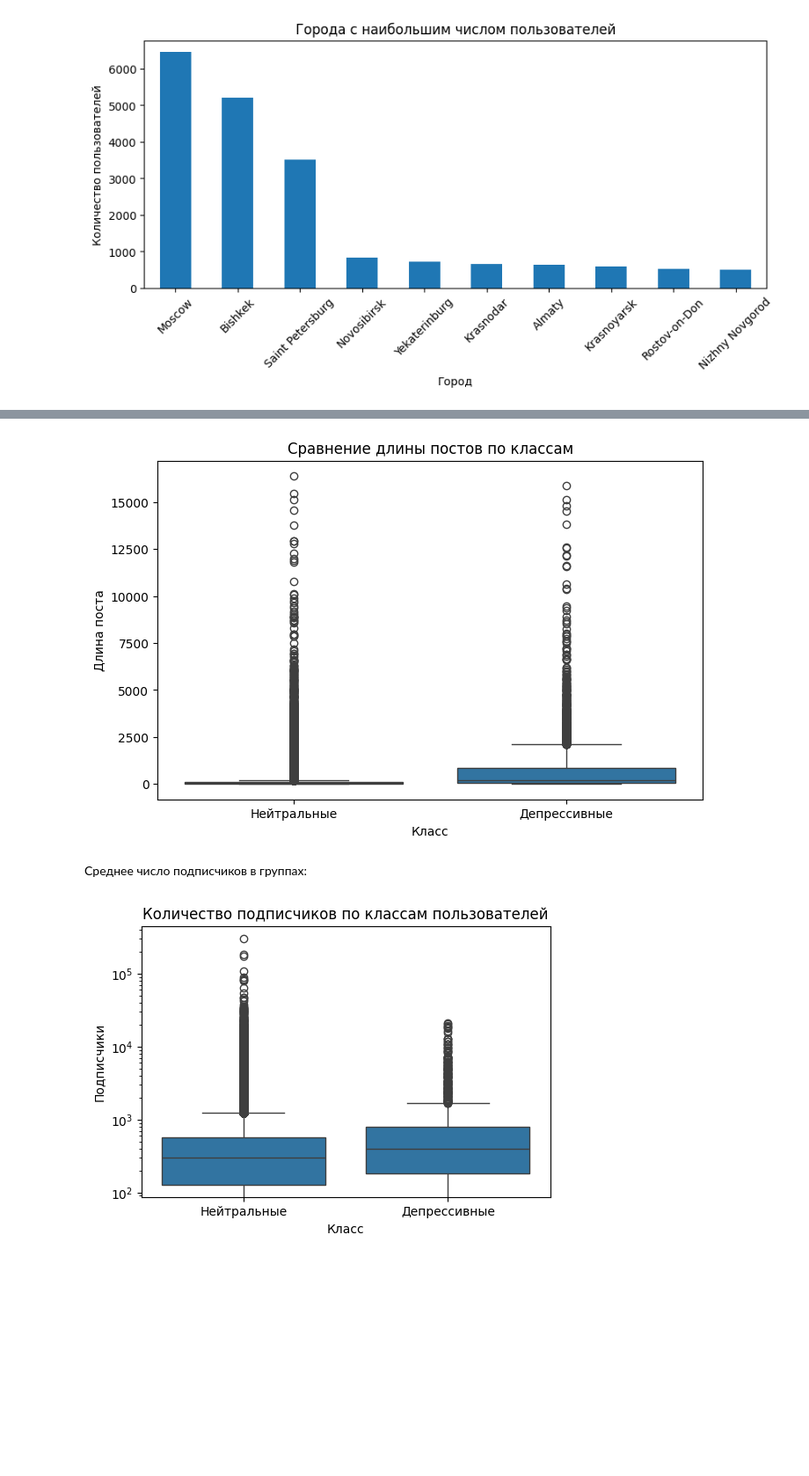
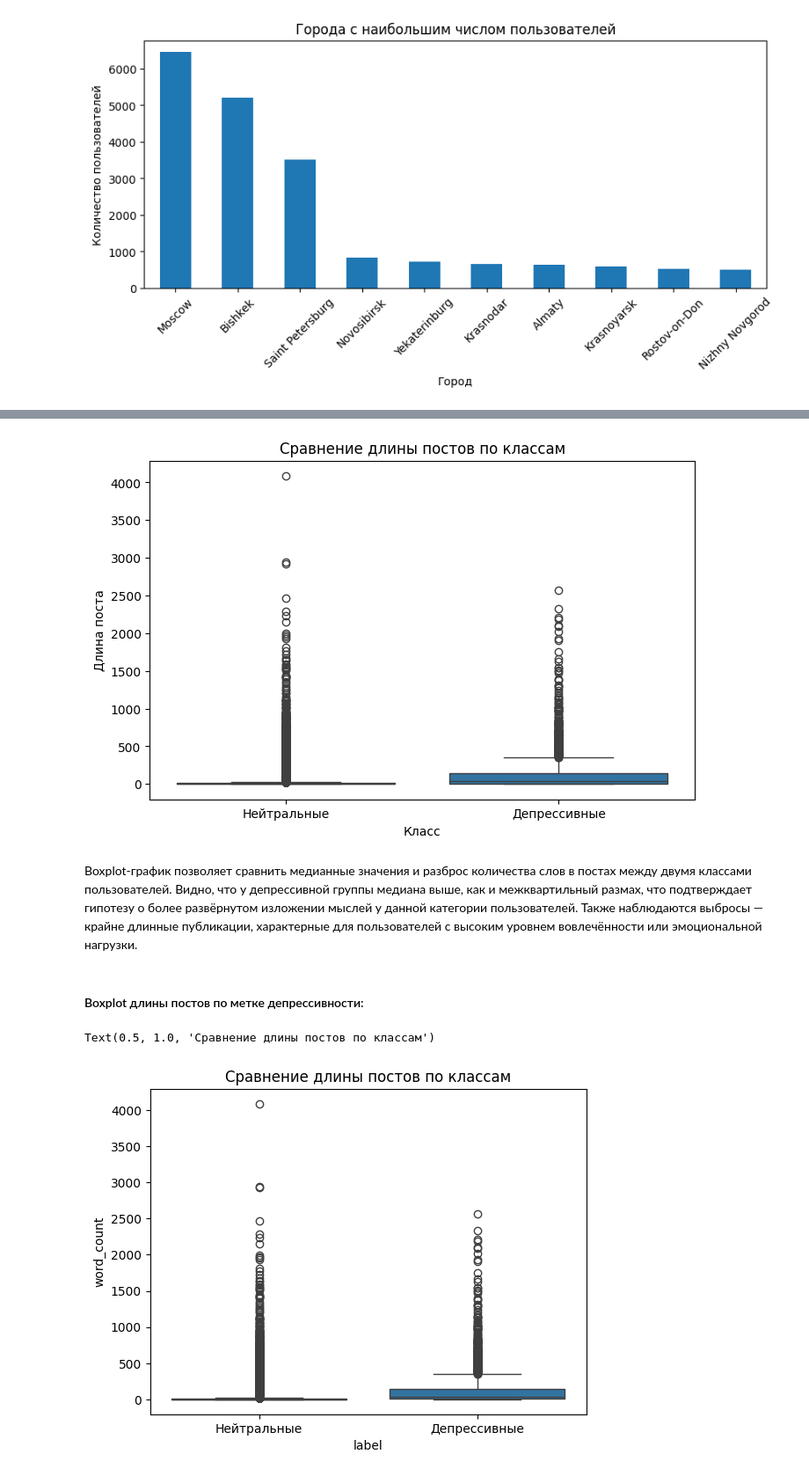
Before and after one commit to johnneon/crawler_of_depressive_context, a Jupyter notebook: data_analyze.ipynb, the cells around one changed output, grey strips where cells are left out. Shown at 88% size. Saved outputs shown, nothing was run; the diff lists cells and outputs as text; code cells hidden in the pictures; blank space fills up the shorter version.

Commit message:
feat(analyze): finalyze visualisations

```diff
--- a/data_analyze.ipynb
+++ b/data_analyze.ipynb
@@ -132,24 +152,23 @@ Boxplot длины постов по классам:
 # %%
 merged = df_posts.merge(df_users[["user_id", "label"]], on="user_id")
 plt.figure(figsize=(8, 5))
-sns.boxplot(x="label", y="text_length", data=merged)
+sns.boxplot(x="label", y="word_count", data=merged)
 plt.xticks([0, 1], ["Нейтральные", "Депрессивные"])
 plt.title("Сравнение длины постов по классам")
 plt.xlabel("Класс")
 plt.ylabel("Длина поста")
 plt.show()
 # %% [output]
-[figure, old version]
+[figure, new version]
-# %% [markdown]
-Среднее число подписчиков в группах:
+# %% [markdown]
+Boxplot-график позволяет сравнить медианные значения и разброс количества слов в постах между двумя классами пользователей. Видно, что у депрессивной группы медиана выше, как и межквартильный размах, что подтверждает гипотезу о более развёрнутом изложении мыслей у данной категории пользователей. Также наблюдаются выбросы — крайне длинные публикации, характерные для пользователей с высоким уровнем вовлечённости или эмоциональной нагрузки.
+# %% [markdown]
+#### Boxplot длины постов по метке депрессивности:
 # %%
-plt.figure(figsize=(6, 4))
-sns.boxplot(x="label", y="followers_count", data=df_users)
+merged = df_posts.merge(df_users[["user_id", "label"]], on="user_id")
+sns.boxplot(x="label", y="word_count", data=merged)
 plt.xticks([0, 1], ["Нейтральные", "Депрессивные"])
-plt.title("Количество подписчиков по классам пользователей")
-plt.xlabel("Класс")
-plt.ylabel("Подписчики")
-plt.yscale("log")  # логарифм, если есть выбросы
-plt.show()
+plt.title("Сравнение длины постов по классам")
 # %% [output]
+Text(0.5, 1.0, 'Сравнение длины постов по классам')
-[figure, old version]
+[figure, new version]
```
Also changed, not shown: parts of 28 cells of this notebook.
